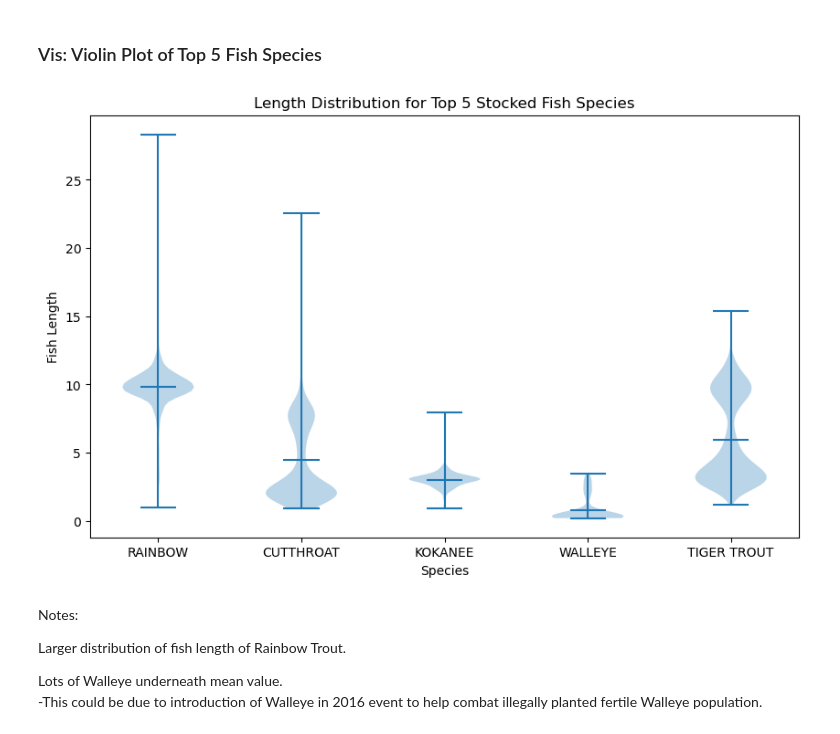
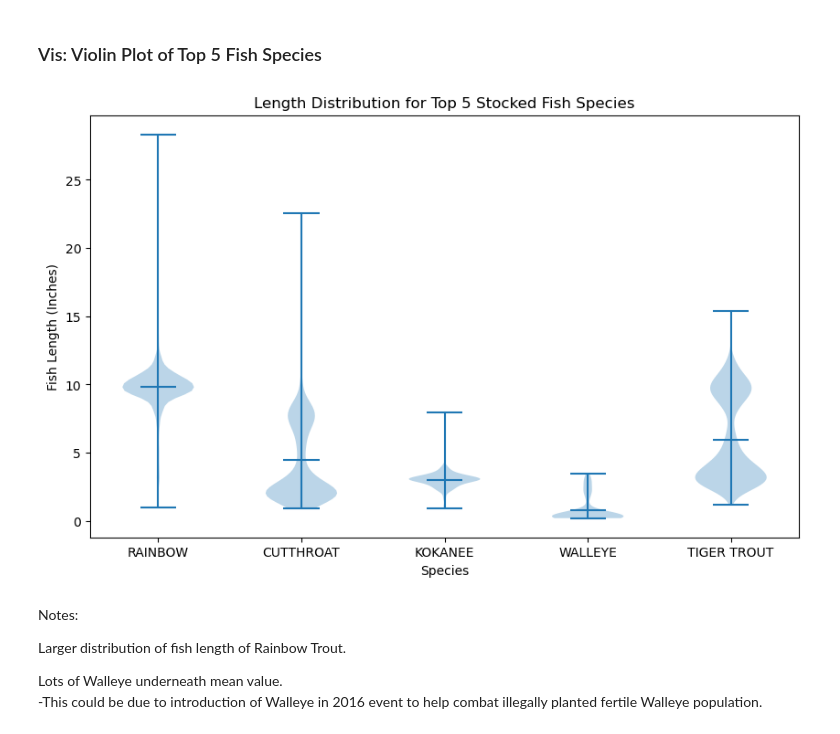
Before and after one commit to Daxton-Furniss/COMP-5960_Project, a Jupyter notebook: exploratory_notebook_draft.ipynb, the cells around one changed output. Drawn from its saved outputs; the diff is of its cells as text; code cells hidden in the pictures.

```diff
--- a/exploratory_notebook_draft.ipynb
+++ b/exploratory_notebook_draft.ipynb
@@ -460,17 +710,17 @@ Very similar to chart above by County. This likely means most fish being stocked
 # %%
 #Selecting only top 5 fish that were stocked the most
 species_filter = ['RAINBOW', 'CUTTHROAT', 'KOKANEE', 'WALLEYE', 'TIGER TROUT']
 filtered_data = fish_stock_data[fish_stock_data['Species'].isin(species_filter)]
 
 plt.figure(figsize=(10, 6))
 plt.violinplot([filtered_data[filtered_data['Species'] == species]['Average Length'] for species in species_filter], showmeans=True)
 plt.title('Length Distribution for Top 5 Stocked Fish Species')
 plt.xlabel('Species')
-plt.ylabel('Fish Length')
+plt.ylabel('Fish Length (Inches)')
 plt.xticks(ticks=range(1, len(species_filter) + 1), labels=species_filter)
 plt.show()
 # %% [output]
-[figure, old version]
+[figure, new version]
 # %% [markdown]
 Notes:
 
```
Also changed, not shown: parts of 13 cells of this notebook, 1 other file.
